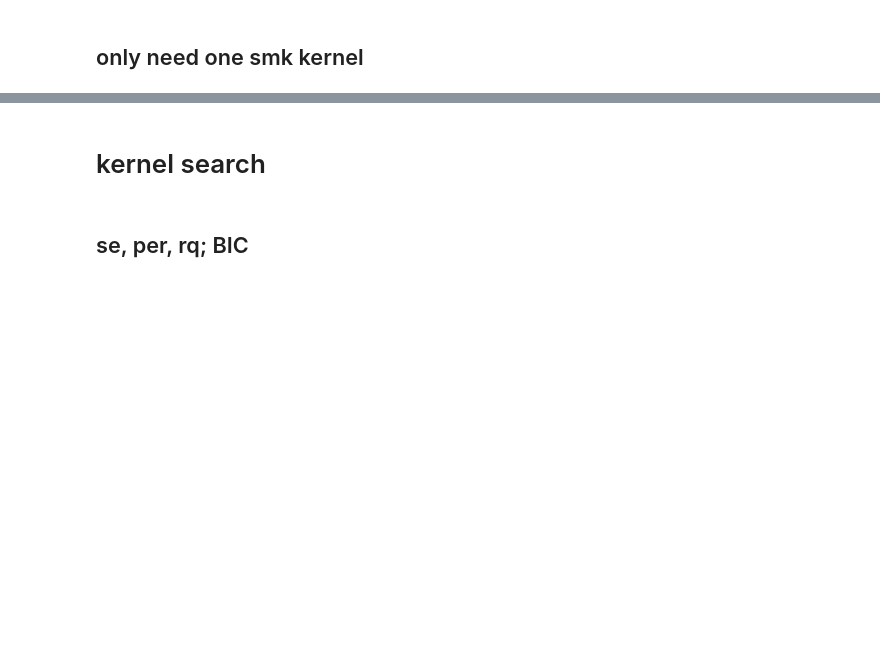
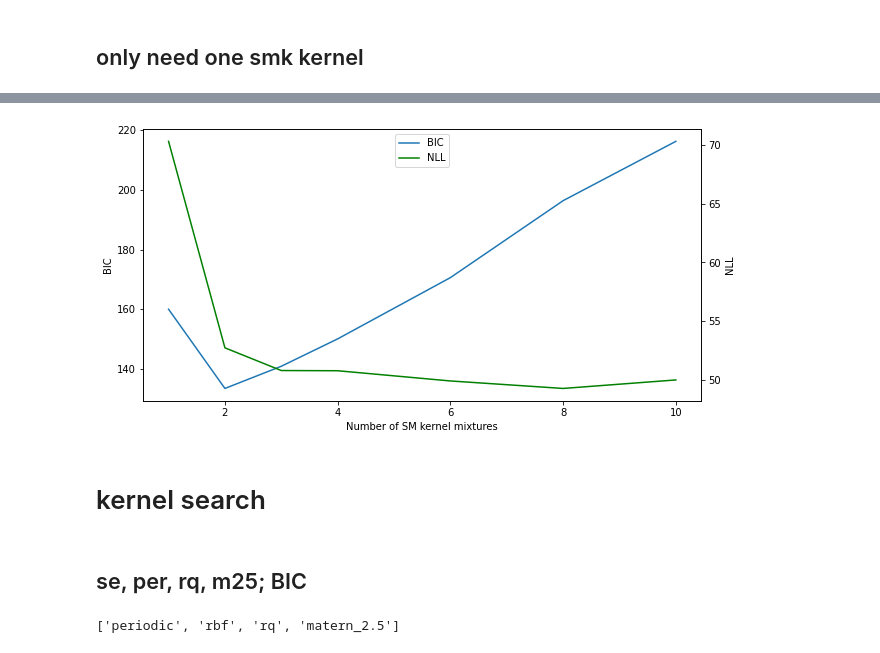
Before and after one commit to hbl4310/sunspots, a Jupyter notebook: analysis/kernel_search.ipynb, the cells around one changed output, grey strips where cells are left out. Drawn from its saved outputs; the diff is of its cells as text; code cells hidden in the pictures; blank space fills up the shorter version.

```diff
--- a/analysis/kernel_search.ipynb
+++ b/analysis/kernel_search.ipynb
@@ -109,11 +107,12 @@ def create_smk(num_mixtures):
         return smk
     return _create_smk
 
-for num_mixtures in [1, 2, 4, 6, 8, 10]:
+smk_mixtures = [1, 2, 3, 4, 6, 8, 10]
+for num_mixtures in smk_mixtures:
     base_kernels.append(create_smk(num_mixtures))
     base_kernel_names.append(f'smk_{num_mixtures}')
 
-base_kernels.append(lambda x,y: ScaleKernel(PeriodicKernel()))
+base_kernels.append(lambda x,y: ScaleKernel(PeriodicKernel().initialize(period_length=11)))
 base_kernel_names.append('periodic')
 base_kernels.append(lambda x,y: ScaleKernel(RBFKernel()))
 base_kernel_names.append('rbf')
@@ -254,11 +252,9 @@ gpytorch.settings.debug(False)  # not implemented? https://docs.gpytorch.ai/en/s
 # %%
 %%time
 kernel_cache, bic_cache = kernel_search(train_x, transf_train_y,
-                                        base_kernels[:6], base_kernel_names[:6],
+                                        base_kernels[:len(smk_mixtures)], base_kernel_names[:len(smk_mixtures)],
                                         base_compositions, base_composition_names,
-                                        -1,
-                                        criteria=lambda model,x,y: -data_loglik(model, x, y),
-                                            test_x = test_x, test_y = transf_test_y,
+                                        -1, criteria=calc_BIC, test_x = test_x, test_y = transf_test_y,
                                         fit_repeats=5, training_iter=1000)
 # %% [output]
 [INFO] beginning base kernel search
@@ -287,0 +279,7 @@ bic_cache
+# %%
+%%time
+kernel_cache, nll_cache = kernel_search(train_x, transf_train_y,
+                                        base_kernels[:len(smk_mixtures)], base_kernel_names[:len(smk_mixtures)],
+                                        base_compositions, base_composition_names,
+                                        -1, criteria=nll, test_x = test_x, test_y = transf_test_y,
+                                        fit_repeats=5, training_iter=1000)
@@ -288,8 +304,29 @@ bic_cache
+# %%
+fig, ax = plt.subplots(figsize=(10,5))
+l1 = ax.plot(smk_mixtures, list(bic_cache[0].values()), label='BIC')
+ax2 = ax.twinx()
+l2 = ax2.plot(smk_mixtures, list(nll_cache[0].values()), label='NLL', c='g')
+ax.set_ylabel('BIC')
+ax2.set_ylabel('NLL')
+ax.set_xlabel('Number of SM kernel mixtures')
+
+lns = l1+l2
+labs = [l.get_label() for l in lns]
+ax.legend(lns, labs, loc=9)
+fig.savefig('./smk-bic-vs-nll.png')
+# %% [output]
+[figure, added]
 # %% [markdown]
 # kernel search
 # %%
 x, y = train_x, transf_train_y
 # %% [markdown]
-## se, per, rq; BIC
+## se, per, rq, m25; BIC
+# %%
+kernels = base_kernels[len(smk_mixtures):len(smk_mixtures)+3] + [base_kernels[-1]]
+kernel_names = base_kernel_names[len(smk_mixtures):len(smk_mixtures)+3] + [base_kernel_names[-1]]
+kernel_names
+# %% [output]
+['periodic', 'rbf', 'rq', 'matern_2.5']
 # %%
 %%time
```
Also changed, not shown: parts of 42 cells of this notebook.
